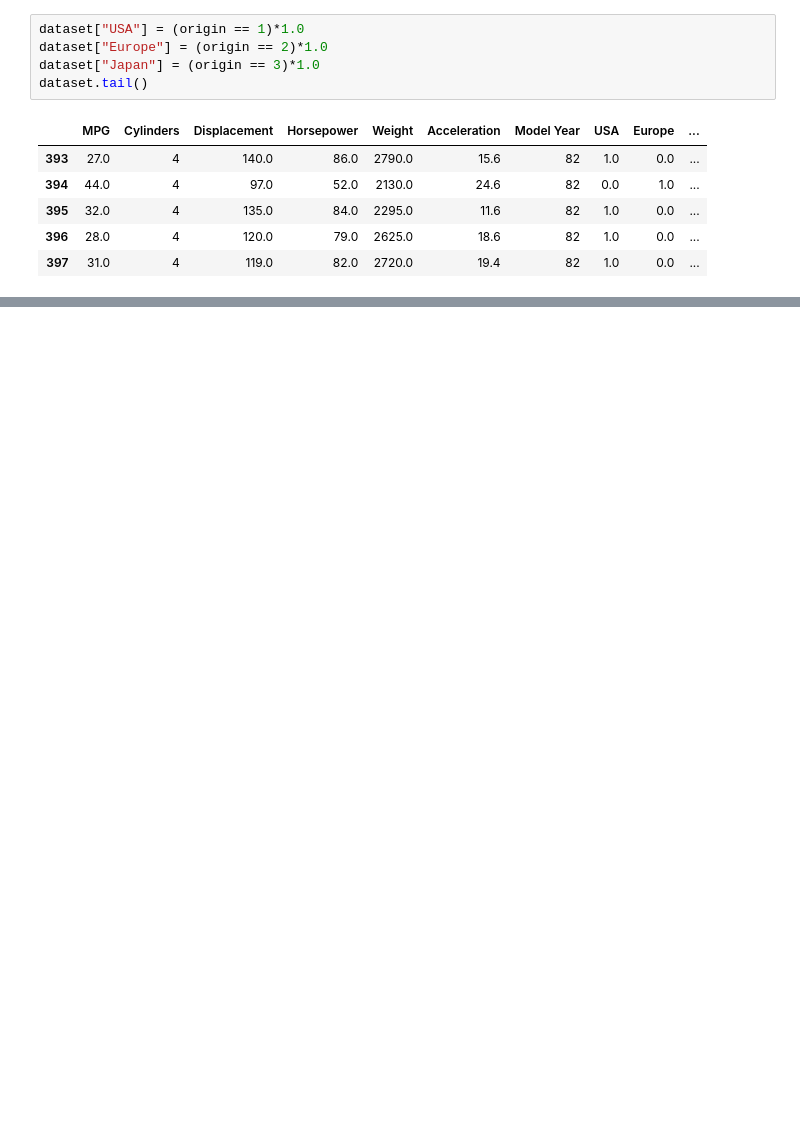
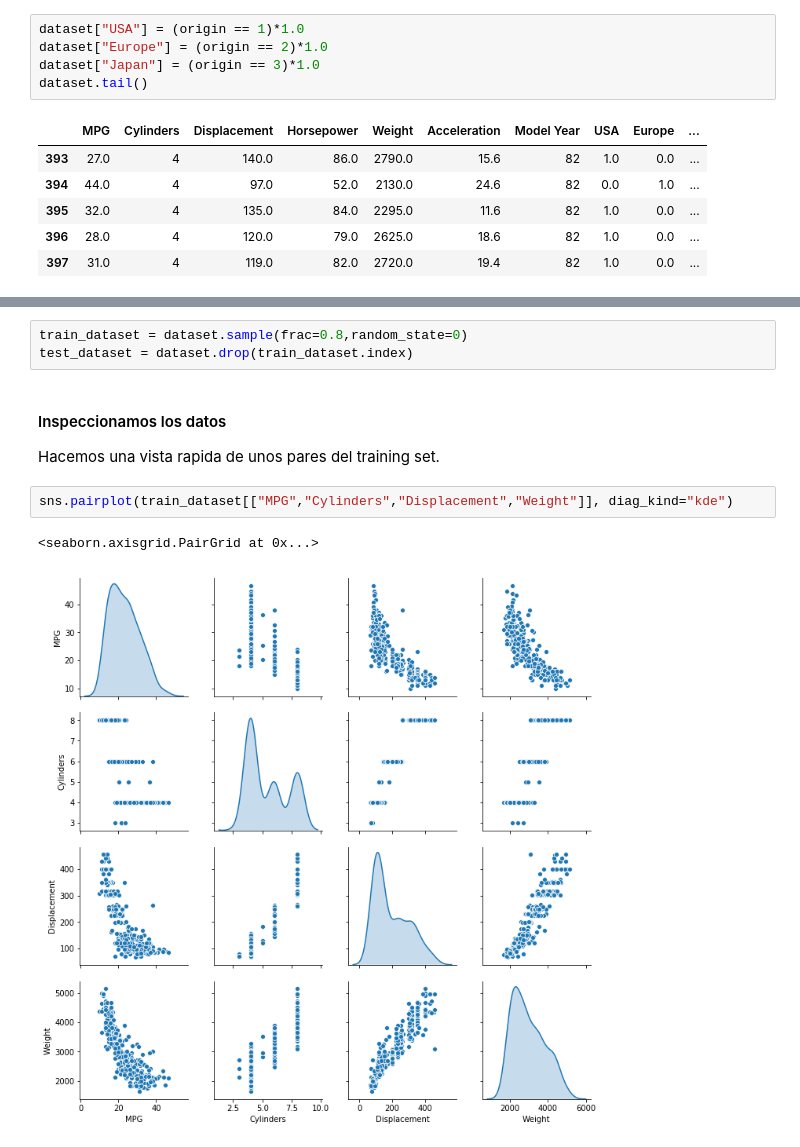
Before and after one commit to Fernando23296/l_sjml, a Jupyter notebook: Introduction to TensorFlow.ipynb, the cells around one changed output, grey strips where cells are left out. Drawn from its saved outputs; the diff is of its cells as text; blank space fills up the shorter version.

```diff
--- a/Introduction to TensorFlow.ipynb
+++ b/Introduction to TensorFlow.ipynb
@@ -89,0 +113,11 @@ dataset.tail()
+# %%
+train_dataset = dataset.sample(frac=0.8,random_state=0)
+test_dataset = dataset.drop(train_dataset.index)
+# %% [markdown]
+#### Inspeccionamos los datos
+Hacemos una vista rapida de unos pares del training set.
+# %%
+sns.pairplot(train_dataset[["MPG","Cylinders","Displacement","Weight"]], diag_kind="kde")
+# %% [output]
+<seaborn.axisgrid.PairGrid at 0x...>
+[figure, added]
```
Also changed, not shown: parts of 18 cells of this notebook.
